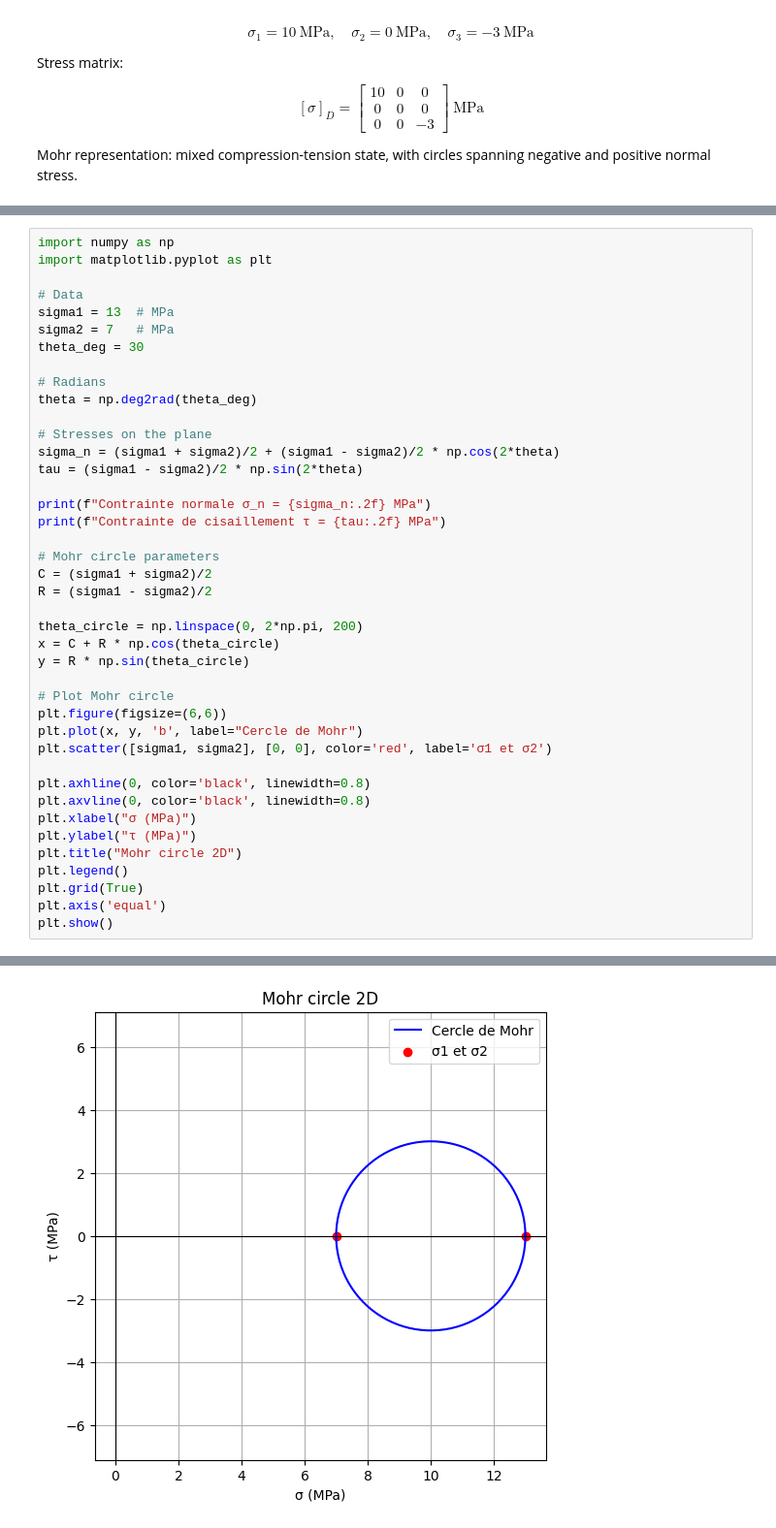
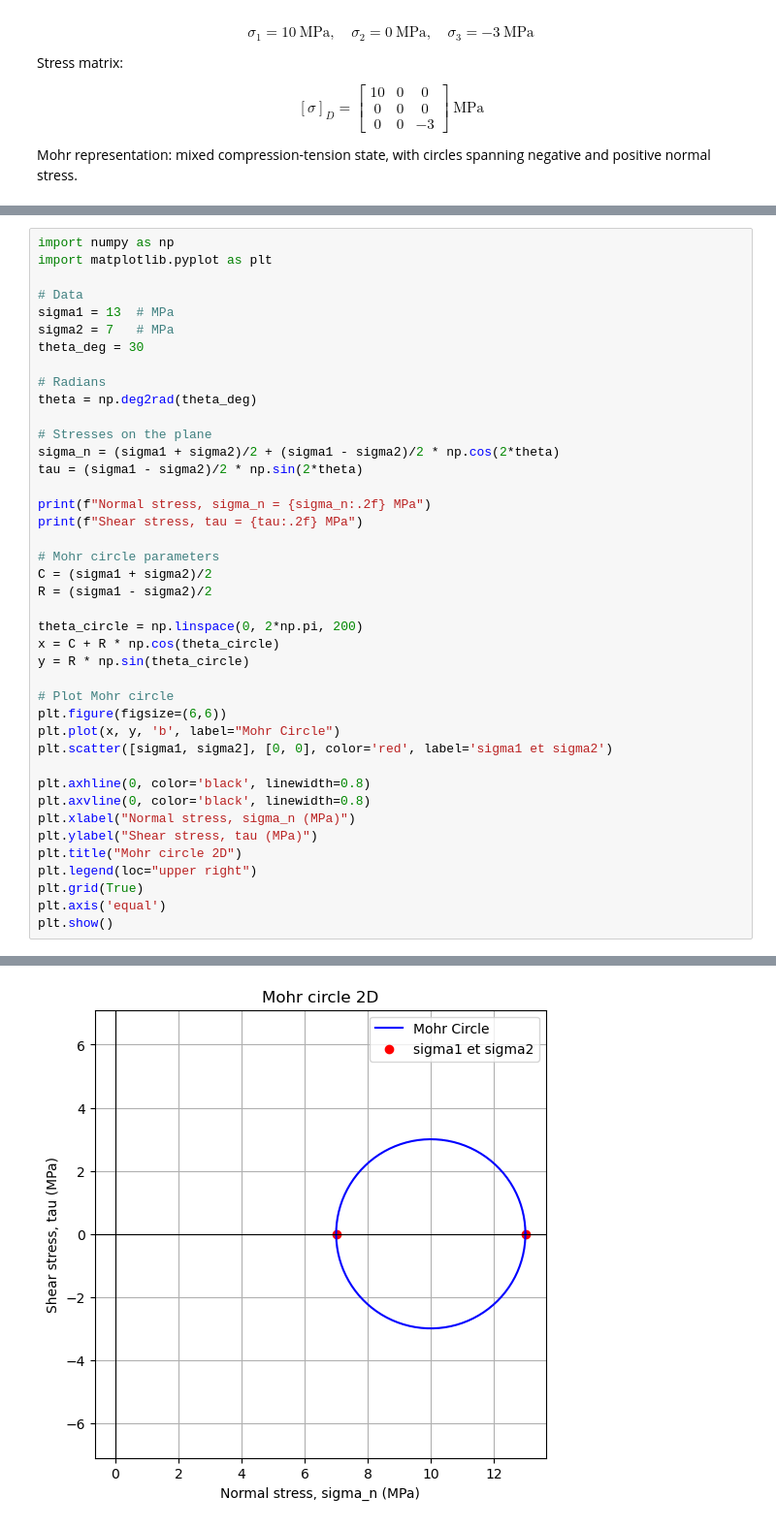
Before and after one commit to nandanajihha/Geomechanics-Q3, a Jupyter notebook: Exercise #2 - 18 February 2026.ipynb, the cells around one changed output, grey strips where cells are left out. Shown at 97% size. Cells and saved outputs as stored; diff of their text form.

```diff
--- a/Exercise #2 - 18 February 2026.ipynb
+++ b/Exercise #2 - 18 February 2026.ipynb
@@ -376,8 +373,8 @@ theta = np.deg2rad(theta_deg)
 sigma_n = (sigma1 + sigma2)/2 + (sigma1 - sigma2)/2 * np.cos(2*theta)
 tau = (sigma1 - sigma2)/2 * np.sin(2*theta)
 
-print(f"Contrainte normale σ_n = {sigma_n:.2f} MPa")
-print(f"Contrainte de cisaillement τ = {tau:.2f} MPa")
+print(f"Normal stress, sigma_n = {sigma_n:.2f} MPa")
+print(f"Shear stress, tau = {tau:.2f} MPa")
 
 # Mohr circle parameters
 C = (sigma1 + sigma2)/2
@@ -389,15 +386,15 @@ y = R * np.sin(theta_circle)
 
 # Plot Mohr circle
 plt.figure(figsize=(6,6))
-plt.plot(x, y, 'b', label="Cercle de Mohr")
-plt.scatter([sigma1, sigma2], [0, 0], color='red', label='σ1 et σ2')
+plt.plot(x, y, 'b', label="Mohr Circle")
+plt.scatter([sigma1, sigma2], [0, 0], color='red', label='sigma1 et sigma2')
 
 plt.axhline(0, color='black', linewidth=0.8)
 plt.axvline(0, color='black', linewidth=0.8)
-plt.xlabel("σ (MPa)")
-plt.ylabel("τ (MPa)")
+plt.xlabel("Normal stress, sigma_n (MPa)")
+plt.ylabel("Shear stress, tau (MPa)")
 plt.title("Mohr circle 2D")
-plt.legend()
+plt.legend(loc="upper right")
 plt.grid(True)
 plt.axis('equal')
 plt.show()
@@ -407 +404 @@ Contrainte de cisaillement τ = 2.60 MPa
-[figure, old version]
+[figure, new version]
```
Also changed, not shown: parts of 26 cells of this notebook, 3 other files.
